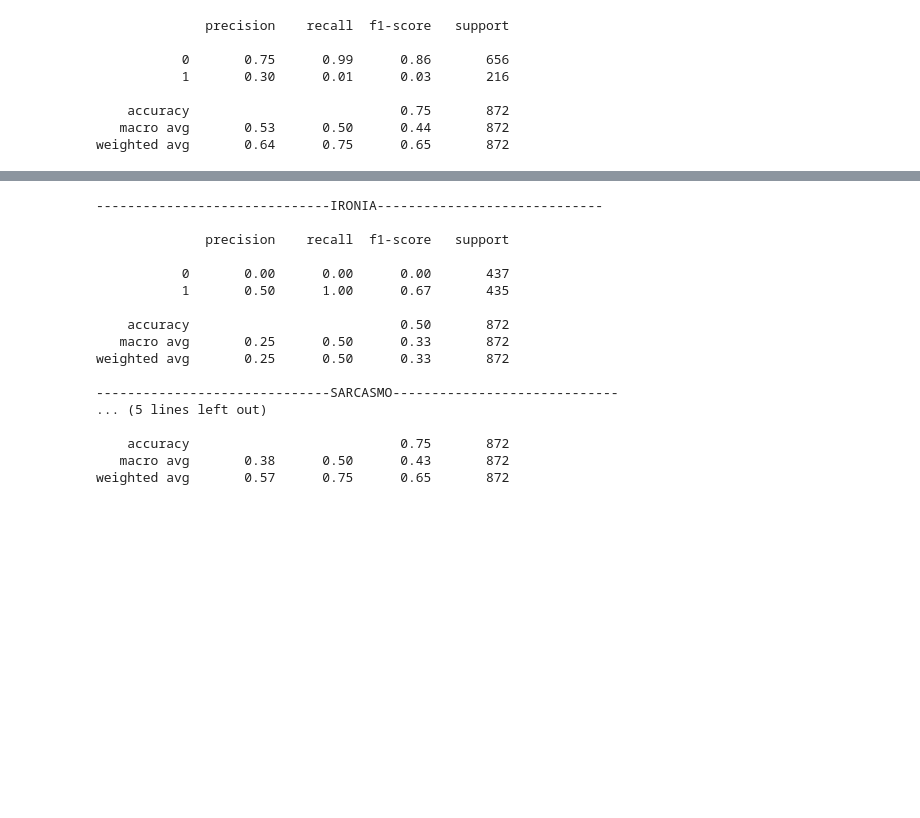
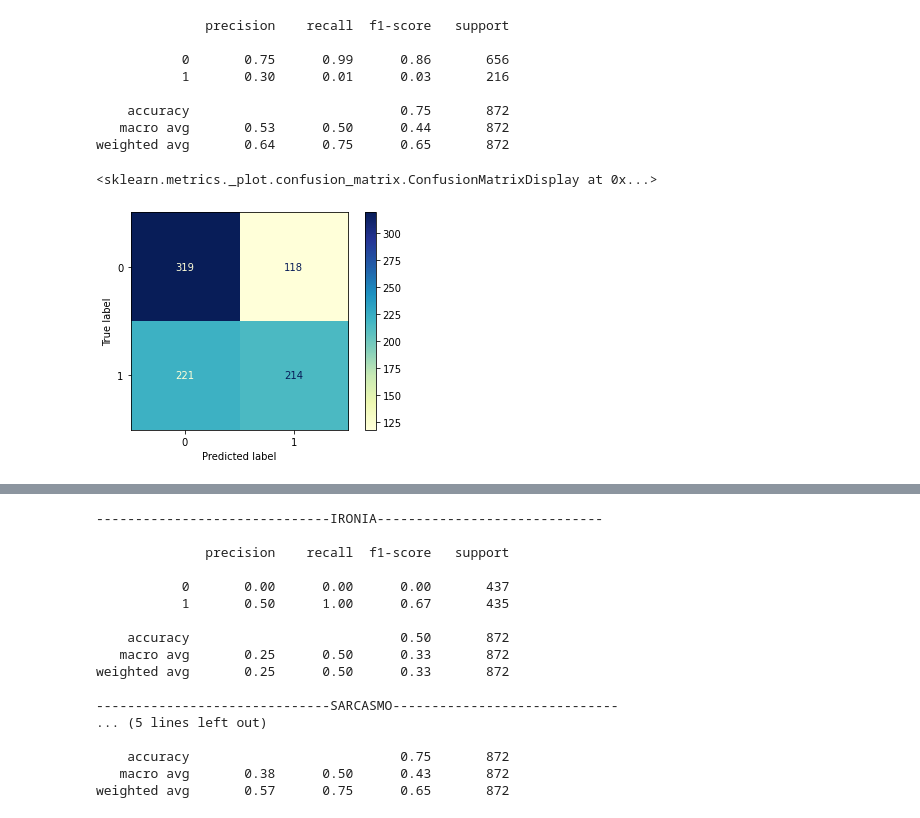
Before and after one commit to alicebergonzini/LCII_project, a Jupyter notebook: 1_svmUD/project.ipynb, the cells around one changed output, grey strips where cells are left out. Drawn from its saved outputs; the diff is of its cells as text; code cells hidden in the pictures; blank space fills up the shorter version.

```diff
--- a/1_svmUD/project.ipynb
+++ b/1_svmUD/project.ipynb
@@ -352,3 +352,8 @@ print(classification_report(ts_labels_sarcasm, test_sarcasm_predictions, zero_di
     accuracy                           0.75       872
    macro avg       0.53      0.50      0.44       872
 weighted avg       0.64      0.75      0.65       872
+# %%
+ConfusionMatrixDisplay.from_predictions(ts_labels_irony, test_irony_predictions, cmap='YlGnBu')
+# %% [output]
+<sklearn.metrics._plot.confusion_matrix.ConfusionMatrixDisplay at 0x...>
+[figure, added]
```
Also changed, not shown: parts of 5 cells of this notebook.
